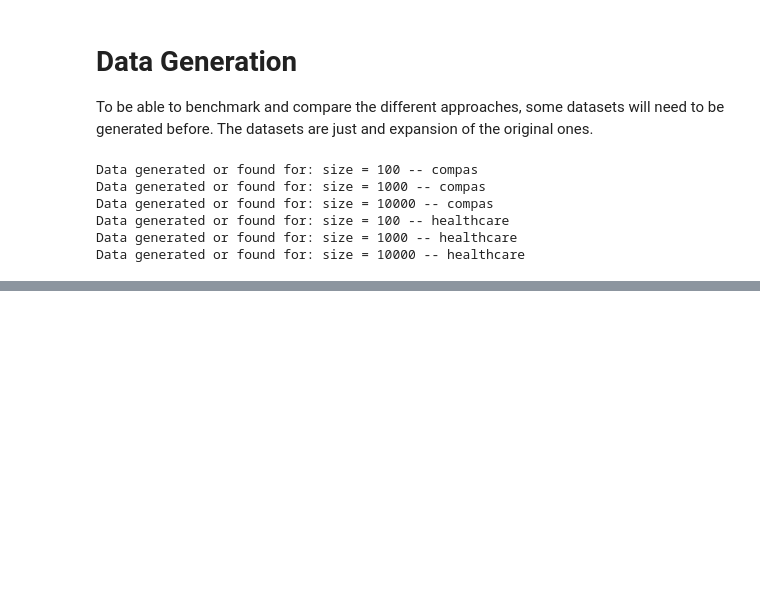
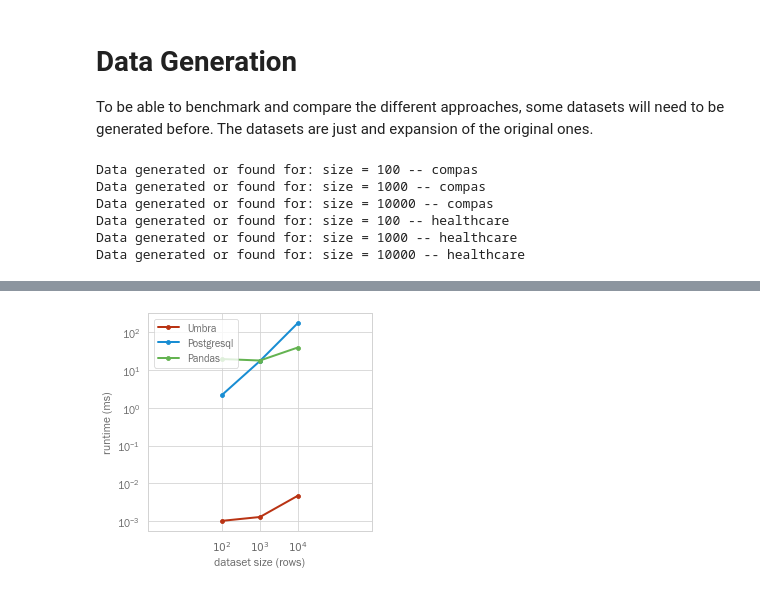
Before and after one commit to tum-db/mlinspect4sql, a Jupyter notebook: example_to_sql/to_sql_demo.ipynb, the cells around one changed output, grey strips where cells are left out. Saved outputs shown, nothing was run; the diff lists cells and outputs as text; code cells hidden in the pictures; blank space fills up the shorter version.

```diff
--- a/example_to_sql/to_sql_demo.ipynb
+++ b/example_to_sql/to_sql_demo.ipynb
@@ -19,16 +19,23 @@ Requirement already satisfied: six>=1.5 in /home/luca/Documents/Bachelorarbeit/m
 # %% [markdown]
 ## Some parameters you might want to set:#
 # %%
+from inspect import cleandoc
+import matplotlib.pyplot as plt
+
 from mlinspect.to_sql.dbms_connectors.postgresql_connector import PostgresqlConnector
 from mlinspect.to_sql.dbms_connectors.umbra_connector import UmbraConnector
 from pandas_connector import PandasConnector
+from mlinspect import PipelineInspector
+
+from pandas_connector import PandasConnector
 from _benchmark_utility import plot_compare, ROOT_DIR, PLOT_DIR
 from _code_as_string import Join, GroupBy, Selection, Projection
-import matplotlib.pyplot as plt
+
 
 UMBRA_DIR = r"/home/luca/Documents/Bachelorarbeit/umbra-students"
 DO_CLEANUP = True
 SIZES = [(10 ** i) for i in range(2, 5, 1)]
+BENCH_REP = 10
 # %% [markdown]
 # Data Generation
 
@@ -194,0 +204,83 @@ Done in 9.292400199956319!
+# %%
+def get_healthcare_pipe_code_orig(path_histories, path_patients):
+    setup_code = cleandoc("""
+        import os
+        import pandas as pd
+        from mlinspect.utils import get_project_root
+        """)
+
+    test_code = cleandoc(f"""
+        COUNTIES_OF_INTEREST = ['county2', 'county3']
+
+        patients = pd.read_csv('{path_patients}', na_values='?')
+        histories = pd.read_csv('{path_histories}', na_values='?')
+
+        data = patients.merge(histories, on=['ssn'])
+        complications = data.groupby('age_group') \
+            .agg(mean_complications=('complications', 'mean'))
+        data = data.merge(complications, on=['age_group'])
+        data['label'] = data['complications'] > 1.2 * data['mean_complications']
+        data = data[['smoker', 'last_name', 'county', 'num_children', 'race', 'income', 'label']]
+        data = data[data['county'].isin(COUNTIES_OF_INTEREST)]
+        """)
+
+    return setup_code, test_code
+
+
+def get_healthcare_SQL_str(pipeline_code, mode, materialize):
+    PipelineInspector \
+        .on_pipeline_from_string(pipeline_code) \
+        .execute_in_sql(dbms_connector=None, mode=mode, materialize=materialize)
+
+    setup_file = \
+        pathlib.Path(r"/home/luca/Documents/Bachelorarbeit/mlinspect/mlinspect/to_sql/generated_code/create_table.sql")
+    test_file = \
+        pathlib.Path(r"/home/luca/Documents/Bachelorarbeit/mlinspect/mlinspect/to_sql/generated_code/pipeline.sql")
+
+    with setup_file.open("r") as file:
+        setup_code = file.read()
+
+    with test_file.open("r") as file:
+        test_code = file.read()
+
+    return setup_code, test_code
+
+umbra_times = []
+postgres_times = []
+pandas_times = []
+
+postgres = PostgresqlConnector(dbname="healthcare_benchmark", user="luca", password="password", port=5432,
+                               host="localhost")
+pandas = PandasConnector()
+
+for i, (path_to_csv_his, path_to_csv_pat) in enumerate(HEALTHCARE_DATA_PATHS):
+    print(f"ITERATION: {i} - for table size of: {SIZES[i]}")
+
+    setup_code_orig, test_code_orig = get_healthcare_pipe_code_orig(path_to_csv_his, path_to_csv_pat)
+
+    setup_code, test_code = get_healthcare_SQL_str(setup_code_orig + "\n" + test_code_orig, mode="CTE",
+                                                   materialize=False)
+
+    ################################################################################################################
+    # time Umbra:
+    umbra = UmbraConnector(dbname="", user="postgres", password=" ", port=5433, host="/tmp/", umbra_dir=UMBRA_DIR)
+    umbra.run(setup_code)
+    umbra_times.append(umbra.benchmark_run(test_code, repetitions=BENCH_REP))
+
+    ################################################################################################################
+    # time Postgres:
+    postgres.run(setup_code)
+    postgres_times.append(postgres.benchmark_run(test_code, repetitions=BENCH_REP))
+
+    ################################################################################################################
+    # time Pandas:
+    pandas_times.append(pandas.benchmark_run(pandas_code=test_code_orig, setup_code=setup_code_orig,
+                                             repetitions=BENCH_REP))
+    ################################################################################################################
+
+print(f"Plotting..")
+names = ["Umbra", "Postgresql", "Pandas"]
+title = "HealthcarePurePipeComparison"
+table = [umbra_times, postgres_times, pandas_times]
+plot = plot_compare(title, SIZES, all_y=table, all_y_names=names, save=True)
+# %% [output]
@@ -194,0 +328 @@ Done in 9.292400199956319!
+[figure, added]
```
Also changed, not shown: parts of 7 cells of this notebook, 16 other files.
